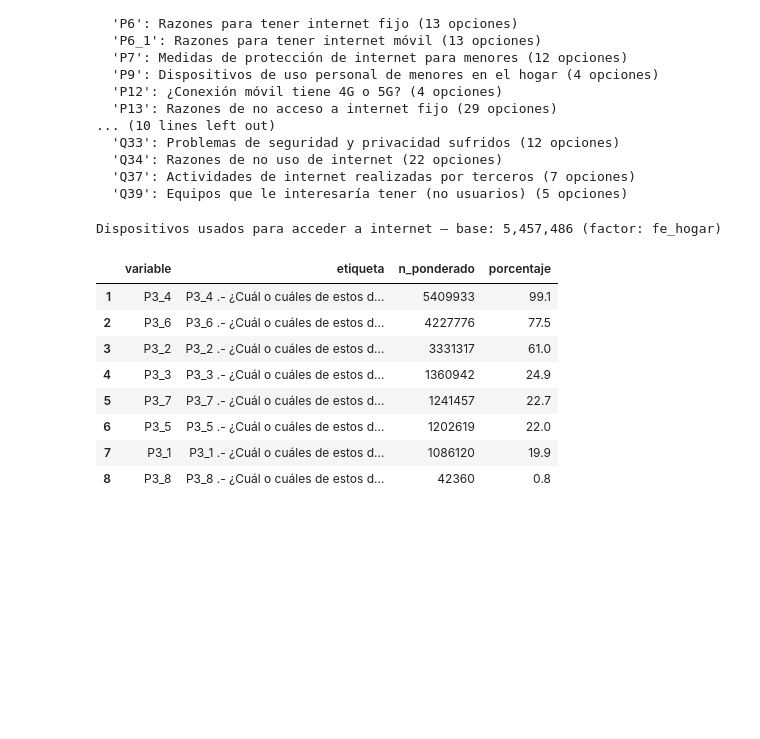
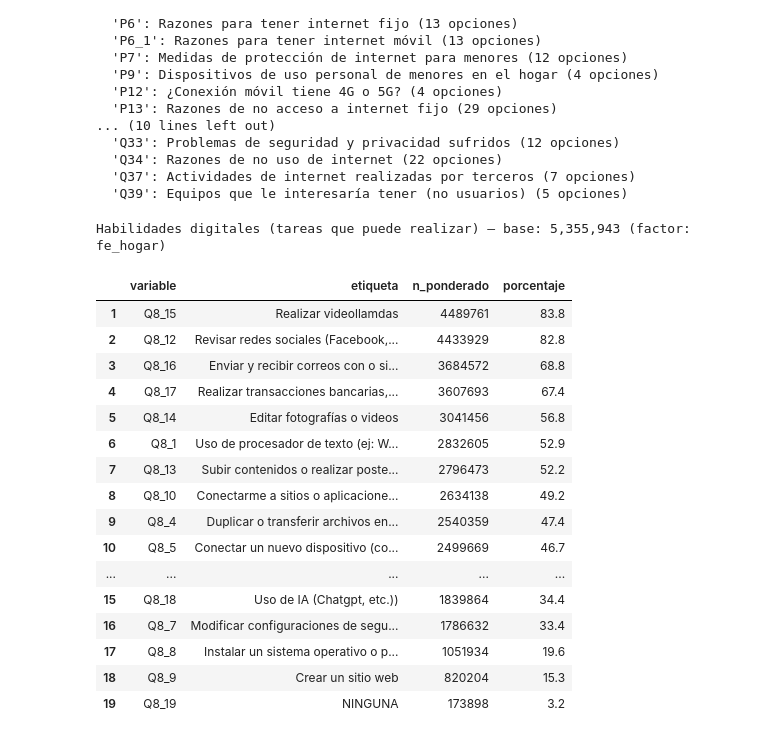
Before and after one commit to tomasleale/eaui_subtel, a Jupyter notebook: eaui2026.ipynb, the cells around one changed output. Drawn from its saved outputs; the diff is of its cells as text; code cells hidden in the pictures; blank space fills up the shorter version.

```diff
--- a/eaui2026.ipynb
+++ b/eaui2026.ipynb
@@ -115,12 +115,19 @@ def limpiar_etiqueta(label):
     label = label.strip()
 
     # ── Patrón B / C: empieza con código de variable ──────────
+# ── Patrón B / C: empieza con código de variable ──────────
     if re.match(r'^[A-Z]\w+[\._]\w+\s*\.-?', label):
         if ':' in label:
             resultado = label.split(':')[-1].strip()
             if resultado:
                 return resultado
-        # Sin ":" útil: quitar solo el prefijo código
+        # Sin ":": buscar si hay contenido después del "?"
+        if '?' in label:
+            partes = label.split('?')
+            resultado = partes[-1].strip().lstrip(':').strip()
+            if resultado:
+                return resultado
+        # Sin "?" ni ":": quitar solo el prefijo código
         resultado = re.sub(r'^[A-Z]\w+[\._]\w+[\s\._\-]+', '', label).strip()
         return resultado.lstrip('.-').strip()
 
@@ -1078,12 +1085,12 @@ def analizar_rm(grupo, factor='fe_hogar', top_n=None):
         pct = peso / base_pond * 100
 
         # Etiqueta limpia
-        label = meta.column_labels[meta.column_names.index(col)] if col in meta.column_names else col
-        label_limpia = re.sub(r'\[.*?\]', '', label).strip().lstrip('0123456789.-').strip()
+        etiqueta = etiquetas_limpias.get(col, col)
+
 
         filas.append({
             'variable':    col,
-            'etiqueta':    label_limpia,
+            'etiqueta':    etiqueta,
             'n_ponderado': int(peso),
             'porcentaje':  round(pct, 1)
         })
@@ -1128,15 +1135,23 @@ Grupos de respuesta múltiple disponibles:
   'Q37': Actividades de internet realizadas por terceros (7 opciones)
   'Q39': Equipos que le interesaría tener (no usuarios) (5 opciones)
 # %%
-analizar_rm('P3', factor='fe_hogar')
+analizar_rm('Q8', factor='fe_hogar')
 # %% [output]
-Dispositivos usados para acceder a internet — base: 5,457,486 (factor: fe_hogar)
+Habilidades digitales (tareas que puede realizar) — base: 5,355,943 (factor: fe_hogar)
 |  | variable | etiqueta | n_ponderado | porcentaje |
-| 1 | P3_4 | P3_4 .- ¿Cuál o cuáles de estos d... | 5409933 | 99.1 |
-| 2 | P3_6 | P3_6 .- ¿Cuál o cuáles de estos d... | 4227776 | 77.5 |
-| 3 | P3_2 | P3_2 .- ¿Cuál o cuáles de estos d... | 3331317 | 61.0 |
-| 4 | P3_3 | P3_3 .- ¿Cuál o cuáles de estos d... | 1360942 | 24.9 |
-| 5 | P3_7 | P3_7 .- ¿Cuál o cuáles de estos d... | 1241457 | 22.7 |
-| 6 | P3_5 | P3_5 .- ¿Cuál o cuáles de estos d... | 1202619 | 22.0 |
-| 7 | P3_1 | P3_1 .- ¿Cuál o cuáles de estos d... | 1086120 | 19.9 |
-| 8 | P3_8 | P3_8 .- ¿Cuál o cuáles de estos d... | 42360 | 0.8 |
+| 1 | Q8_15 | Realizar videollamdas | 4489761 | 83.8 |
+| 2 | Q8_12 | Revisar redes sociales (Facebook,... | 4433929 | 82.8 |
+| 3 | Q8_16 | Enviar y recibir correos con o si... | 3684572 | 68.8 |
+| 4 | Q8_17 | Realizar transacciones bancarias,... | 3607693 | 67.4 |
+| 5 | Q8_14 | Editar fotografías o videos | 3041456 | 56.8 |
+| 6 | Q8_1 | Uso de procesador de texto (ej: W... | 2832605 | 52.9 |
+| 7 | Q8_13 | Subir contenidos o realizar poste... | 2796473 | 52.2 |
+| 8 | Q8_10 | Conectarme a sitios o aplicacione... | 2634138 | 49.2 |
+| 9 | Q8_4 | Duplicar o transferir archivos en... | 2540359 | 47.4 |
+| 10 | Q8_5 | Conectar un nuevo dispositivo (co... | 2499669 | 46.7 |
+| ... | ... | ... | ... | ... |
+| 15 | Q8_18 | Uso de IA (Chatgpt, etc.)) | 1839864 | 34.4 |
+| 16 | Q8_7 | Modificar configuraciones de segu... | 1786632 | 33.4 |
+| 17 | Q8_8 | Instalar un sistema operativo o p... | 1051934 | 19.6 |
+| 18 | Q8_9 | Crear un sitio web | 820204 | 15.3 |
+| 19 | Q8_19 | NINGUNA | 173898 | 3.2 |
```
